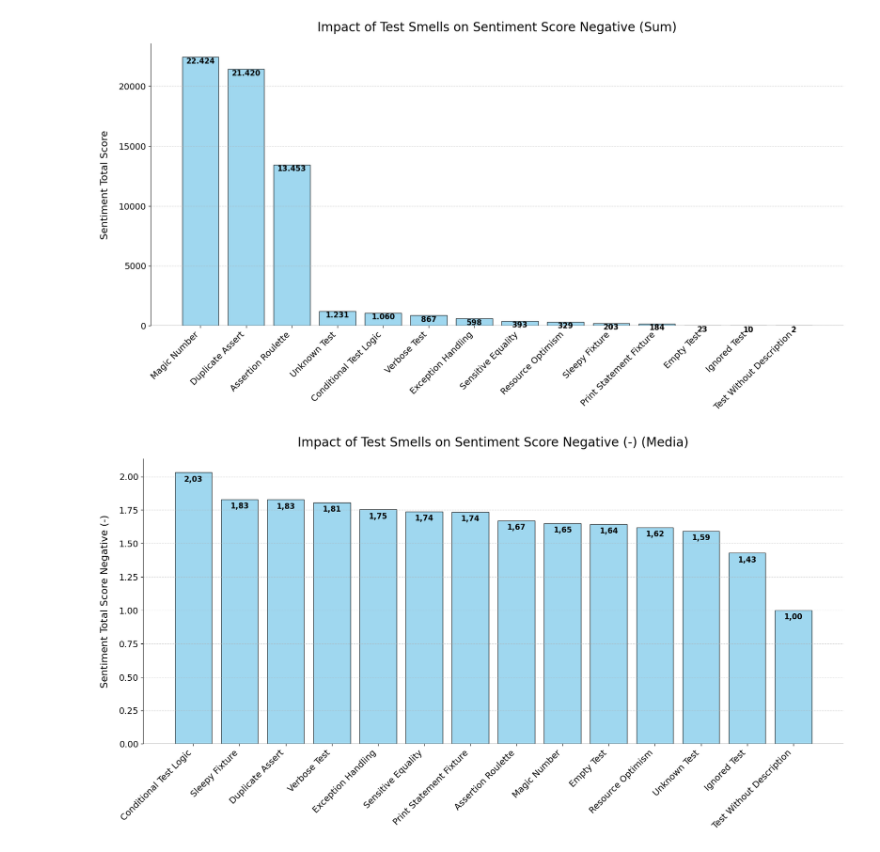
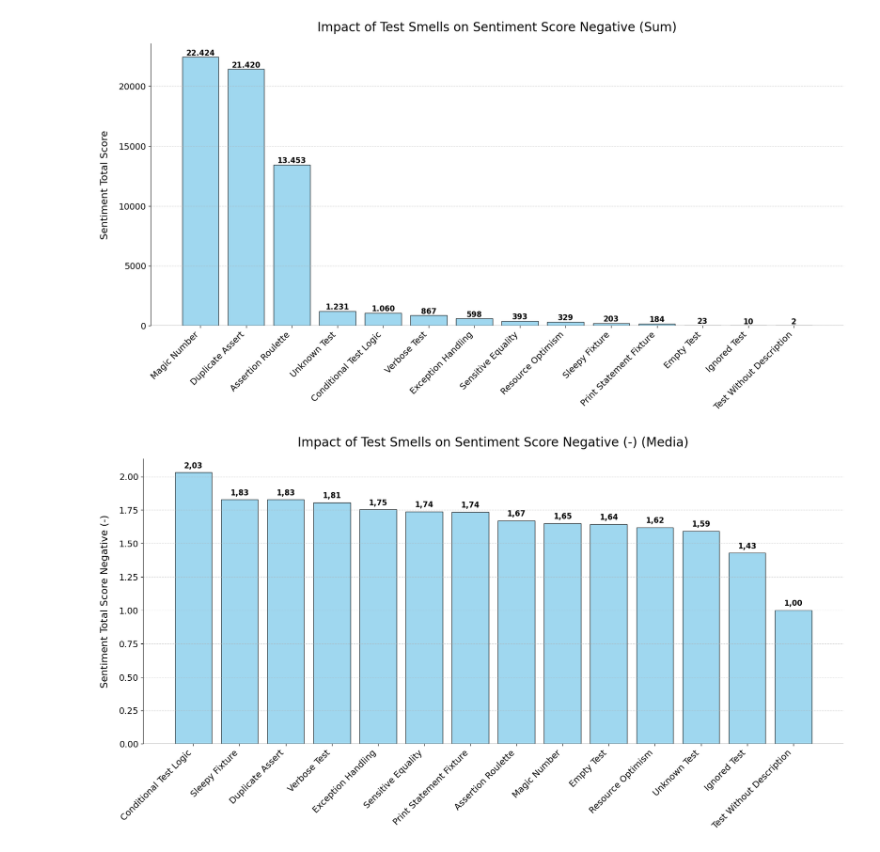
Before and after one commit to tassiovirginio/jserd2026, a Jupyter notebook: dataset/testsmellsXsentiments.ipynb, the cells around one changed output. Drawn from its saved outputs; the diff is of its cells as text; code cells hidden in the pictures.

Commit message:
chore: Update Jupyter notebook output image.

```diff
--- a/dataset/testsmellsXsentiments.ipynb
+++ b/dataset/testsmellsXsentiments.ipynb
@@ -36,10 +36,10 @@ for bar in bars:
     height = bar.get_height()
     plt.text(
         bar.get_x() + bar.get_width() / 2,
-        height - abs(offset), # Posição abaixo da barra
+        height + abs(offset), # Posição abaixo da barra
         f"{int(height):,}".replace(",", "."), # Formatação PT-BR (ponto no milhar)
         ha='center',
-        va='top',
+        va='bottom',
         fontsize=12,
         fontweight='bold',
         color='black'
@@ -53,7 +53,7 @@ plt.savefig("../latex/images/testsmells_sentiment_chart.png", format="png", bbox
 
 plt.show()
 # %% [output]
-[figure, old version]
+[figure, new version]
 # %%
 import pandas as pd
 import matplotlib.pyplot as plt
@@ -80,33 +80,33 @@ plt.title("Impact of Test Smells on Sentiment Score Negative (-) (Media)", fonts
 # Limpeza visual (remover bordas desnecessárias)
 plt.gca().spines['top'].set_visible(False)
 plt.gca().spines['right'].set_visible(False)
 plt.gca().spines['bottom'].set_visible(False)
 
 # Grid apenas no eixo Y
 plt.grid(axis='y', linestyle='--', alpha=0.5)
 
 # 3. RÓTULOS FORMATADOS
 offset = df['media'].min() * 0.02 # Pequeno espaço calculado dinamicamente
 
 for bar in bars:
     height = bar.get_height()
     plt.text(
         bar.get_x() + bar.get_width() / 2,
-        height - abs(offset), # Posição abaixo da barra
+        height + abs(offset), # Posição abaixo da barra
         f"{height:.2f}".replace(".", ","), # Alterado: 2 casas decimais com vírgula
         ha='center',
-        va='top',
+        va='bottom',
         fontsize=12,
         fontweight='bold',
         color='black'
     )
 
 # Ajuste de layout para evitar cortes nos nomes
 plt.subplots_adjust(bottom=0.25)
 
 # Salvar
 plt.savefig("../latex/images/media_testsmells_sentiment_chart.png", format="png", bbox_inches="tight", dpi=300)
 
 plt.show()
 # %% [output]
-[figure, old version]
+[figure, new version]
```
